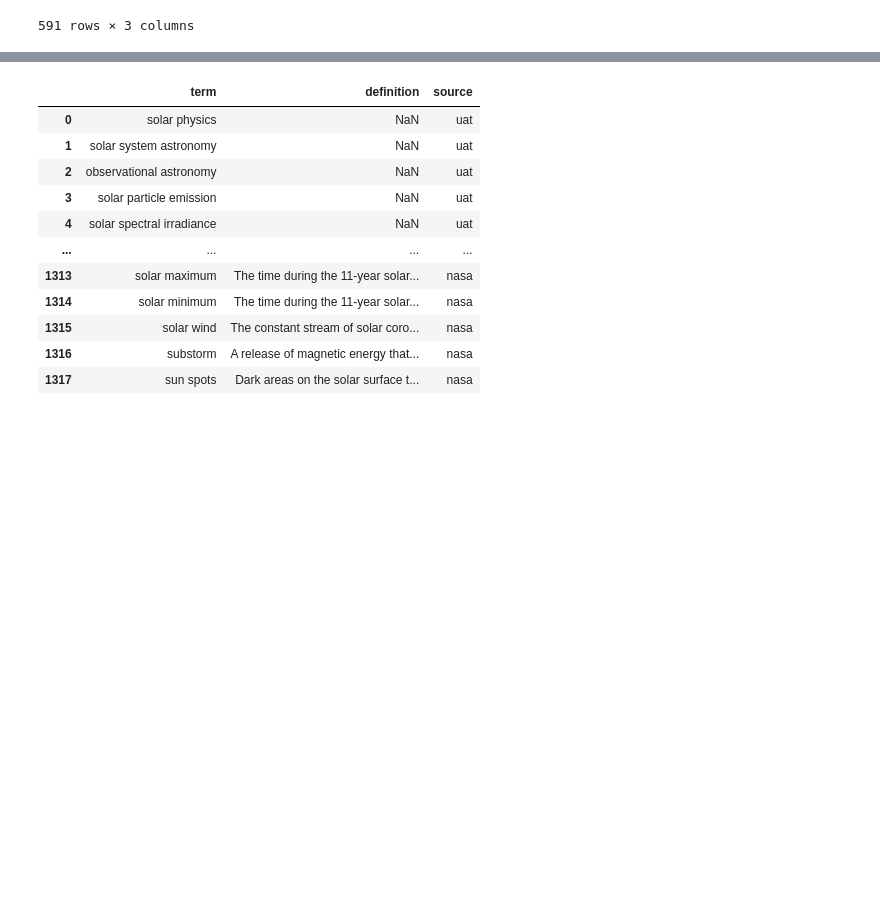
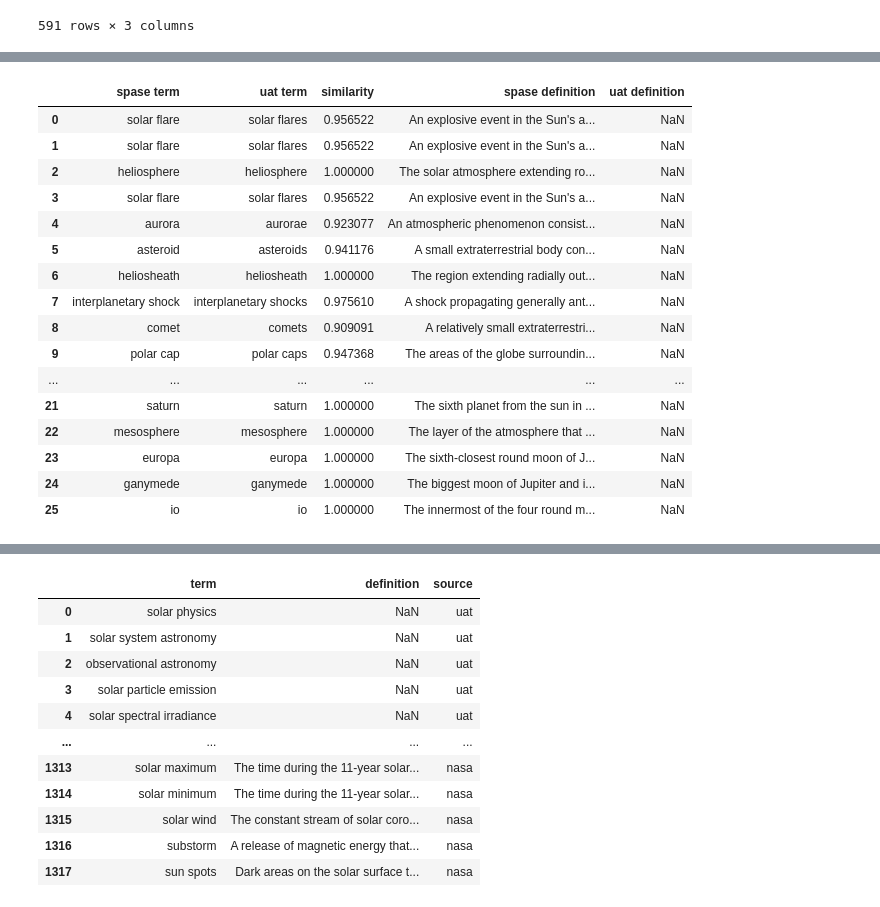
Before and after one commit to rmcgranaghan/Helio-KNOW, a Jupyter notebook: ADS_enrichment/compile_DB_existingVocabularies.ipynb, the cells around one changed output, grey strips where cells are left out. Cells and saved outputs as stored; diff of their text form; code cells hidden in the pictures; blank space fills up the shorter version.

Commit message:
exploring glossary terms similarity capability

```diff
--- a/ADS_enrichment/compile_DB_existingVocabularies.ipynb
+++ b/ADS_enrichment/compile_DB_existingVocabularies.ipynb
@@ -287,6 +287,3 @@ json_spase['dictionary']['AccessInformation']
   'DataExtent',
   'Acknowledgement'],
  'allowedValues': []}
-# %%
-for key in json_spase['dictionary']:
-    if
@@ -366,3 +361,29 @@ for i in pd_UAT_terms.index:
 
 I'm working on definition comparison metrics (skos:definition text blocks) but that is in progress.
 """
+# %%
+# Calculate similarity between two glossaries
+from difflib import SequenceMatcher
+
+def similar(a, b):
+    return SequenceMatcher(None, a, b).ratio()
+
+# matches list
+matches_list = []
+
+# singletons list
+singletons_list = []
+
+for i in range(len(pd_UAT_terms.index)):
+    for e in range(len(pd_spase_terms.index)):
+#         print('\n------------')
+#         print('{} vs {}'.format(pd_spase_terms['term'].values[e],pd_UAT_terms['term'].values[i]))
+
+        similarity_score = similar(pd_spase_terms['term'].values[e].lower(), pd_UAT_terms['term'].values[i].lower())
+
+        if 0.85 <= similarity_score:
+            print('Match found! {} vs {}'.format(pd_spase_terms['term'].values[e],pd_UAT_terms['term'].values[i]))
+            matches_list.append( [ pd_spase_terms['term'].values[e],pd_UAT_terms['term'].values[i],similarity_score, pd_spase_terms['definition'].values[e],pd_UAT_terms['definition'].values[i] ] )
+
+
+pd_spase_uat_matches = pd.DataFrame(matches_list,columns=['spase term','uat term','similarity','spase definition','uat definition'])
@@ -368,0 +408,22 @@ I'm working on definition comparison metrics (skos:definition text blocks) but t
+# %%
+
+
+pd_spase_uat_matches
+# %% [output]
+|  | spase term | uat term | similarity | spase definition | uat definition |
+| 0 | solar flare | solar flares | 0.956522 | An explosive event in the Sun's a... | NaN |
+| 1 | solar flare | solar flares | 0.956522 | An explosive event in the Sun's a... | NaN |
+| 2 | heliosphere | heliosphere | 1.000000 | The solar atmosphere extending ro... | NaN |
+| 3 | solar flare | solar flares | 0.956522 | An explosive event in the Sun's a... | NaN |
+| 4 | aurora | aurorae | 0.923077 | An atmospheric phenomenon consist... | NaN |
+| 5 | asteroid | asteroids | 0.941176 | A small extraterrestrial body con... | NaN |
+| 6 | heliosheath | heliosheath | 1.000000 | The region extending radially out... | NaN |
+| 7 | interplanetary shock | interplanetary shocks | 0.975610 | A shock propagating generally ant... | NaN |
+| 8 | comet | comets | 0.909091 | A relatively small extraterrestri... | NaN |
+| 9 | polar cap | polar caps | 0.947368 | The areas of the globe surroundin... | NaN |
+| ... | ... | ... | ... | ... | ... |
+| 21 | saturn | saturn | 1.000000 | The sixth planet from the sun in ... | NaN |
+| 22 | mesosphere | mesosphere | 1.000000 | The layer of the atmosphere that ... | NaN |
+| 23 | europa | europa | 1.000000 | The sixth-closest round moon of J... | NaN |
+| 24 | ganymede | ganymede | 1.000000 | The biggest moon of Jupiter and i... | NaN |
+| 25 | io | io | 1.000000 | The innermost of the four round m... | NaN |
```
Also changed, not shown: parts of 5 cells of this notebook.
